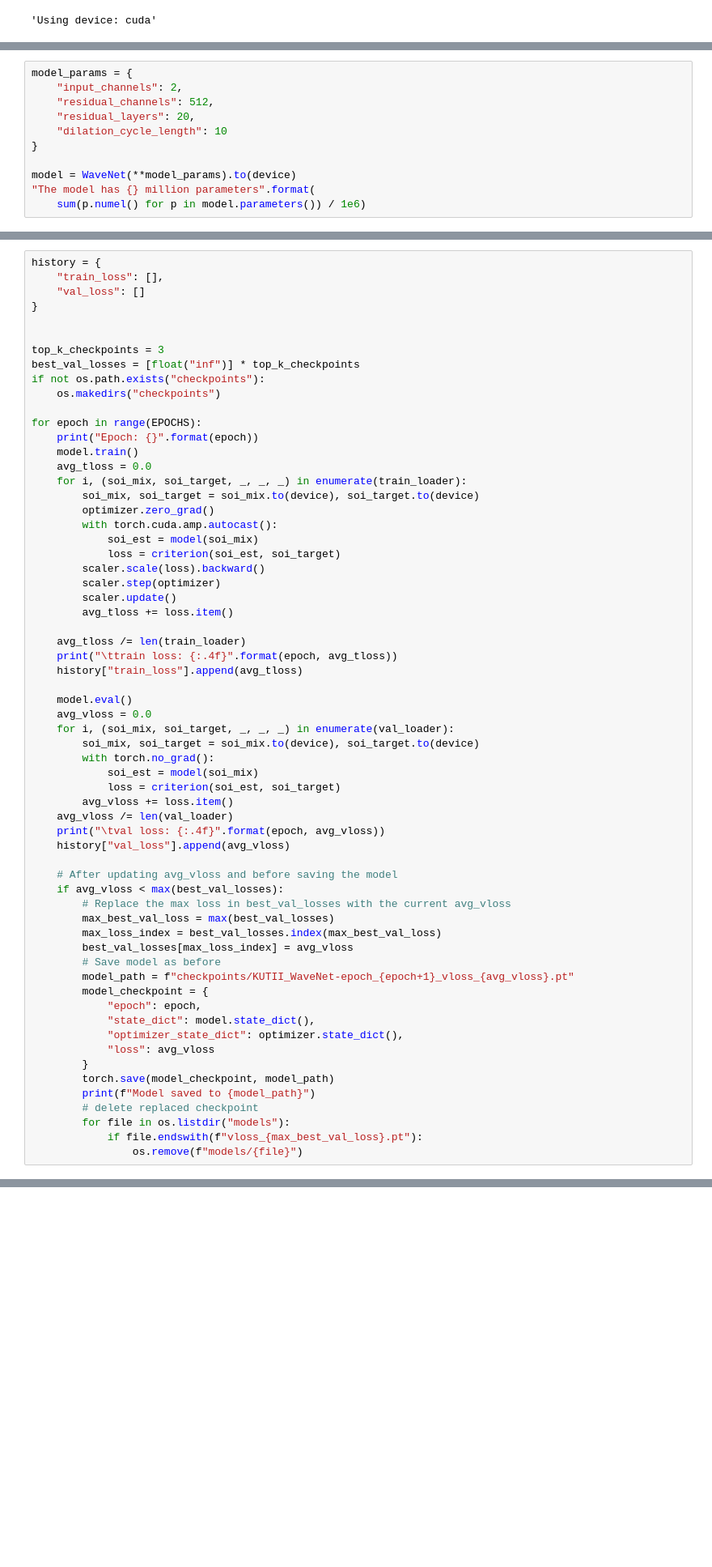
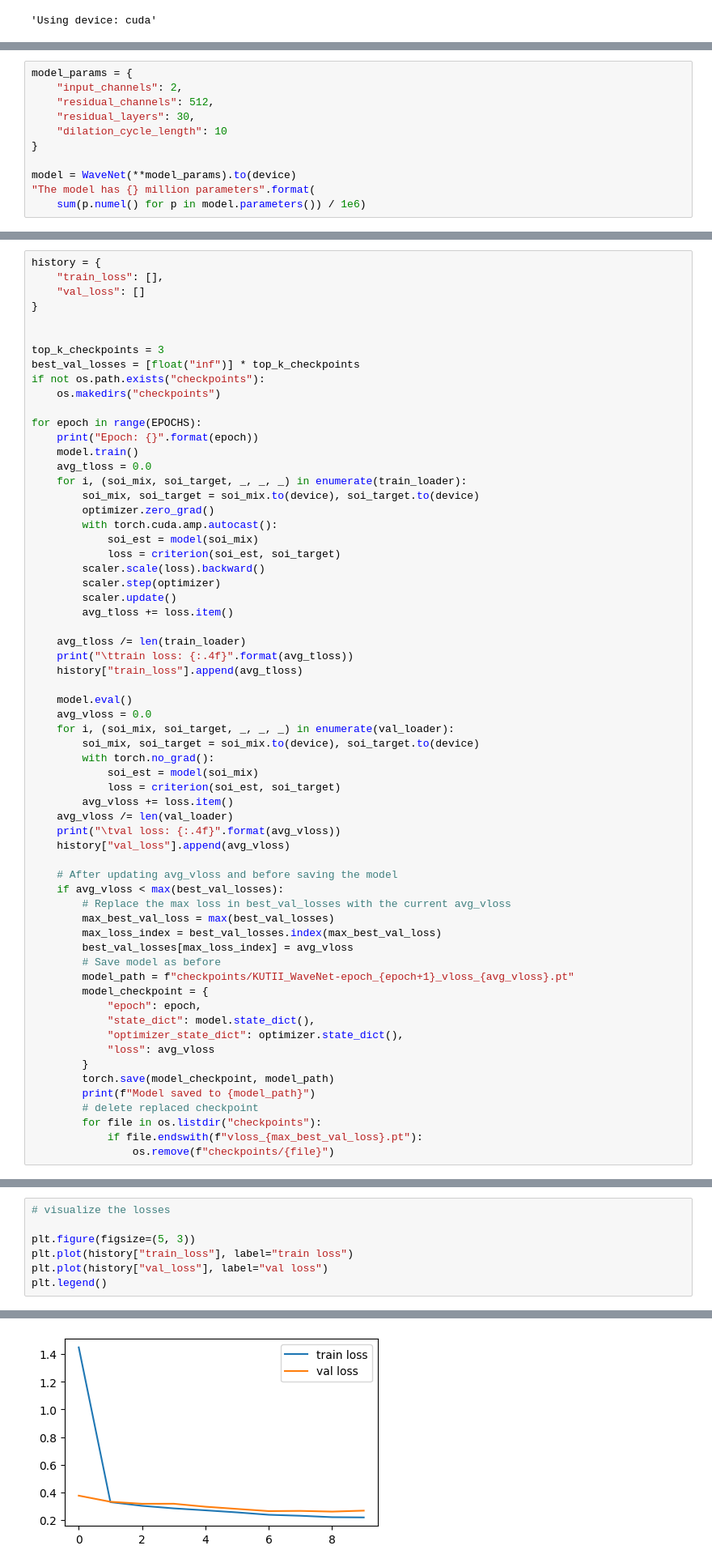
Before and after one commit to AhmedTarek62/ENEL645_ML_Project_RF_Challenge, a Jupyter notebook: notebooks/KUTII_WaveNet.ipynb, the cells around one changed output, grey strips where cells are left out. Shown at 81% size. Saved outputs shown, nothing was run; the diff lists cells and outputs as text; blank space fills up the shorter version.

```diff
--- a/notebooks/KUTII_WaveNet.ipynb
+++ b/notebooks/KUTII_WaveNet.ipynb
@@ -165,7 +163,7 @@ for (soi_mix, soi_target, msg_bits, intrf_type, sinr) in val_loader:
 model_params = {
     "input_channels": 2,
     "residual_channels": 512,
-    "residual_layers": 20,
+    "residual_layers": 30,
     "dilation_cycle_length": 10
 }
 
@@ -211,7 +209,7 @@ for epoch in range(EPOCHS):
         avg_tloss += loss.item()
 
     avg_tloss /= len(train_loader)
-    print("\ttrain loss: {:.4f}".format(epoch, avg_tloss))
+    print("\ttrain loss: {:.4f}".format(avg_tloss))
     history["train_loss"].append(avg_tloss)
 
     model.eval()
@@ -223,7 +221,7 @@ for epoch in range(EPOCHS):
             loss = criterion(soi_est, soi_target)
         avg_vloss += loss.item()
     avg_vloss /= len(val_loader)
-    print("\tval loss: {:.4f}".format(epoch, avg_vloss))
+    print("\tval loss: {:.4f}".format(avg_vloss))
     history["val_loss"].append(avg_vloss)
 
     # After updating avg_vloss and before saving the model
@@ -243,6 +241,6 @@ for epoch in range(EPOCHS):
         torch.save(model_checkpoint, model_path)
         print(f"Model saved to {model_path}")
         # delete replaced checkpoint
-        for file in os.listdir("models"):
+        for file in os.listdir("checkpoints"):
             if file.endswith(f"vloss_{max_best_val_loss}.pt"):
-                os.remove(f"models/{file}")
+                os.remove(f"checkpoints/{file}")
@@ -248,0 +265,8 @@ for epoch in range(EPOCHS):
+# %%
+# visualize the losses
+
+plt.figure(figsize=(5, 3))
+plt.plot(history["train_loss"], label="train loss")
+plt.plot(history["val_loss"], label="val loss")
+plt.legend()
+# %% [output]
@@ -249,3 +274,4 @@ for epoch in range(EPOCHS):
+[figure, added]
 # %%
 # load save checkpoint
 model.load_state_dict(torch.load(model_path)["state_dict"])
```
Also changed, not shown: parts of 19 cells of this notebook, 2 other files.
